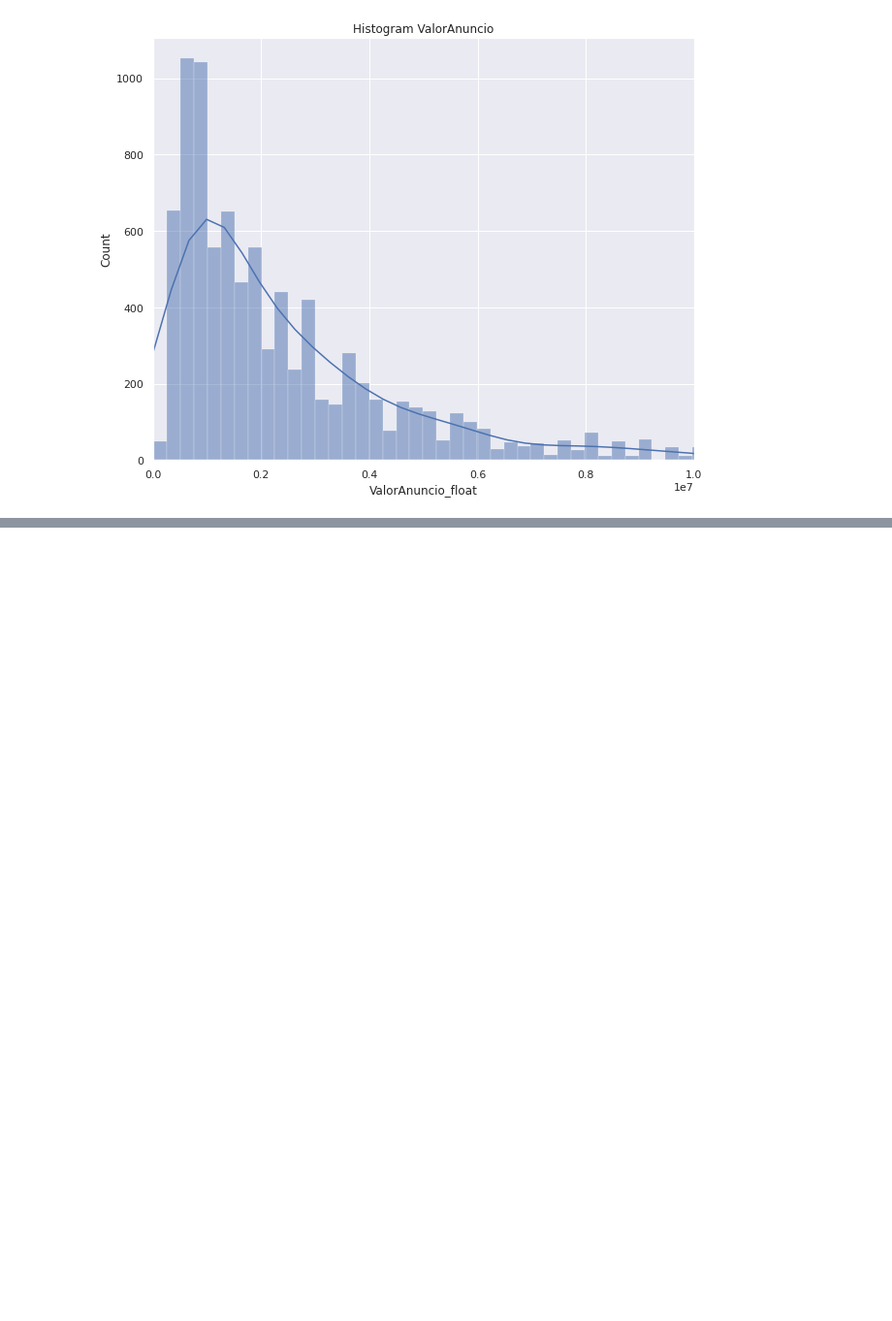
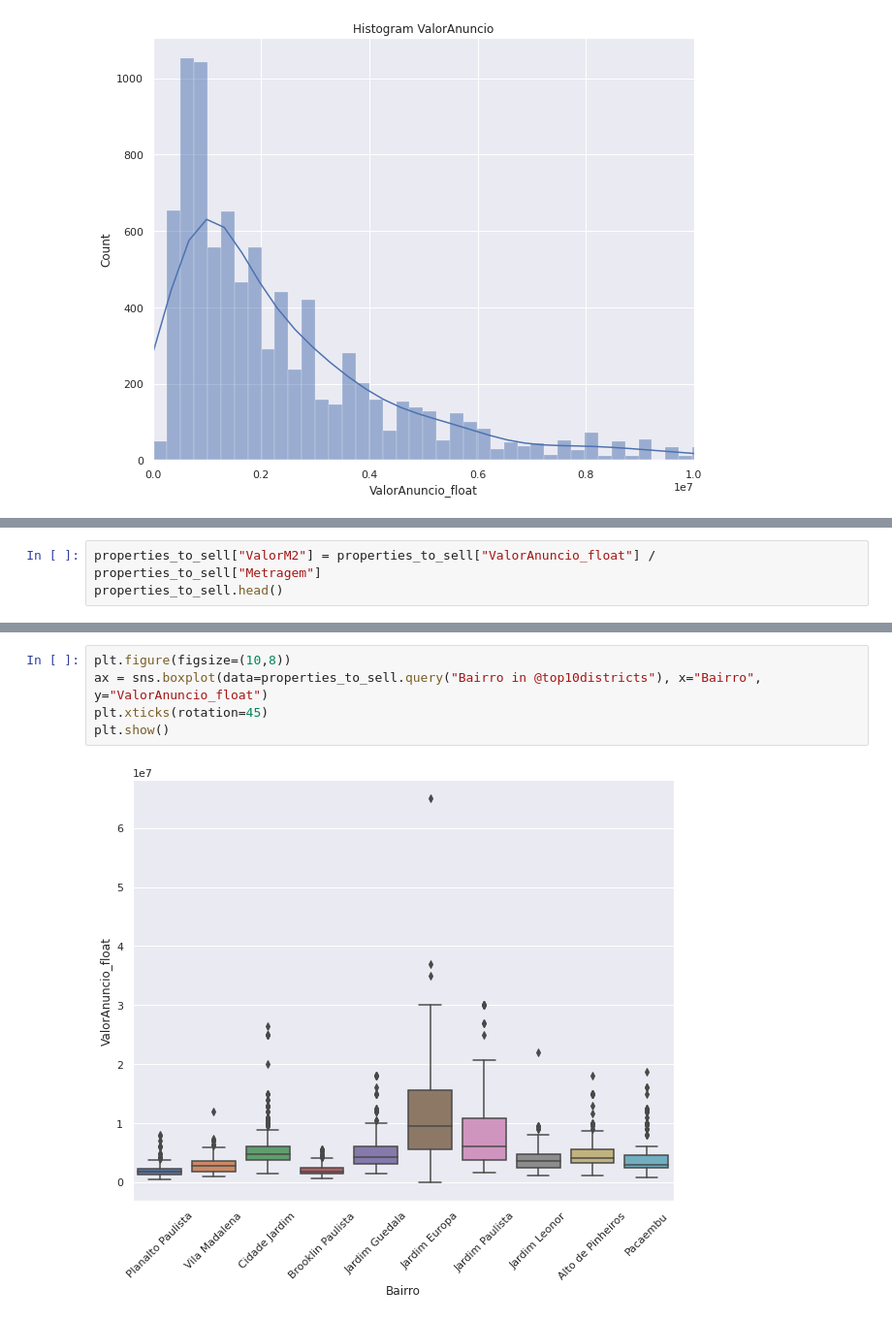
Before and after one commit to brenomfviana/alura-imersao-dados, a Jupyter notebook: Imersão de Dados 4 - Alura - Aulas.ipynb, the cells around one changed output, grey strips where cells are left out. Shown: that part at 97% size. Drawn from its saved outputs; the diff is of its cells as text; blank space fills up the shorter version.

```diff
--- a/Imersão de Dados 4 - Alura - Aulas.ipynb
+++ b/Imersão de Dados 4 - Alura - Aulas.ipynb
@@ -371,0 +374,3 @@ plt.show()
+# %%
+properties_to_sell["ValorM2"] = properties_to_sell["ValorAnuncio_float"] / properties_to_sell["Metragem"]
+properties_to_sell.head()
@@ -371,0 +521,7 @@ plt.show()
+# %%
+plt.figure(figsize=(10,8))
+ax = sns.boxplot(data=properties_to_sell.query("Bairro in @top10districts"), x="Bairro", y="ValorAnuncio_float")
+plt.xticks(rotation=45)
+plt.show()
+# %% [output]
+[figure, added]
```
Also changed, not shown: parts of 25 cells of this notebook, 3 other files.
